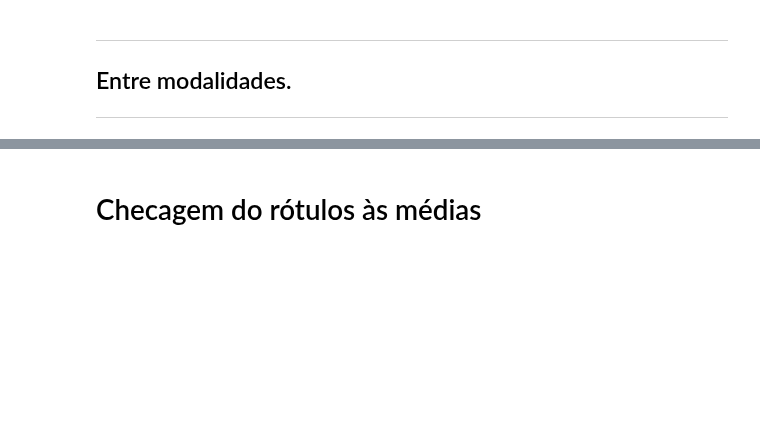
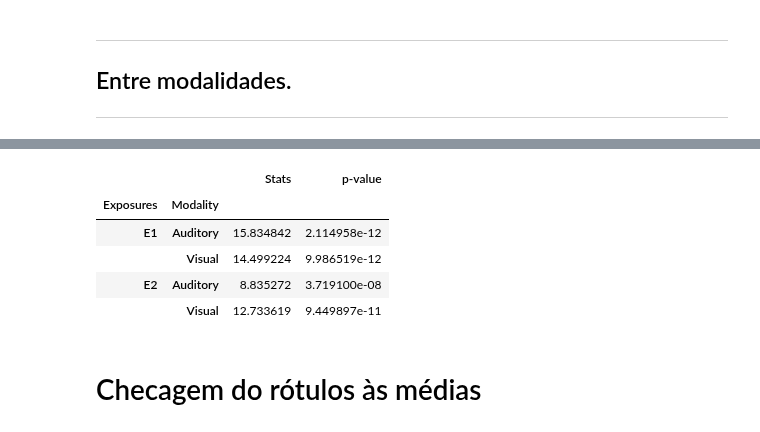
Before and after one commit to bruAristimunha/Across-Modalities, a Jupyter notebook: notebook/Original-Proposal.ipynb, the cells around one changed output, grey strips where cells are left out. Drawn from its saved outputs; the diff is of its cells as text; code cells hidden in the pictures; blank space fills up the shorter version.

```diff
--- a/notebook/Original-Proposal.ipynb
+++ b/notebook/Original-Proposal.ipynb
@@ -544,2 +431,11 @@ plt.show()
+# %%
+t_test(ck_across)
+# %% [output]
+|  |  | Stats | p-value |
+| Exposures | Modality |  |  |
+| E1 | Auditory | 15.834842 | 2.114958e-12 |
+|  | Visual | 14.499224 | 9.986519e-12 |
+| E2 | Auditory | 8.835272 | 3.719100e-08 |
+|  | Visual | 12.733619 | 9.449897e-11 |
 # %% [markdown]
 # Checagem do rótulos às médias
```
Also changed, not shown: parts of 32 cells of this notebook.
